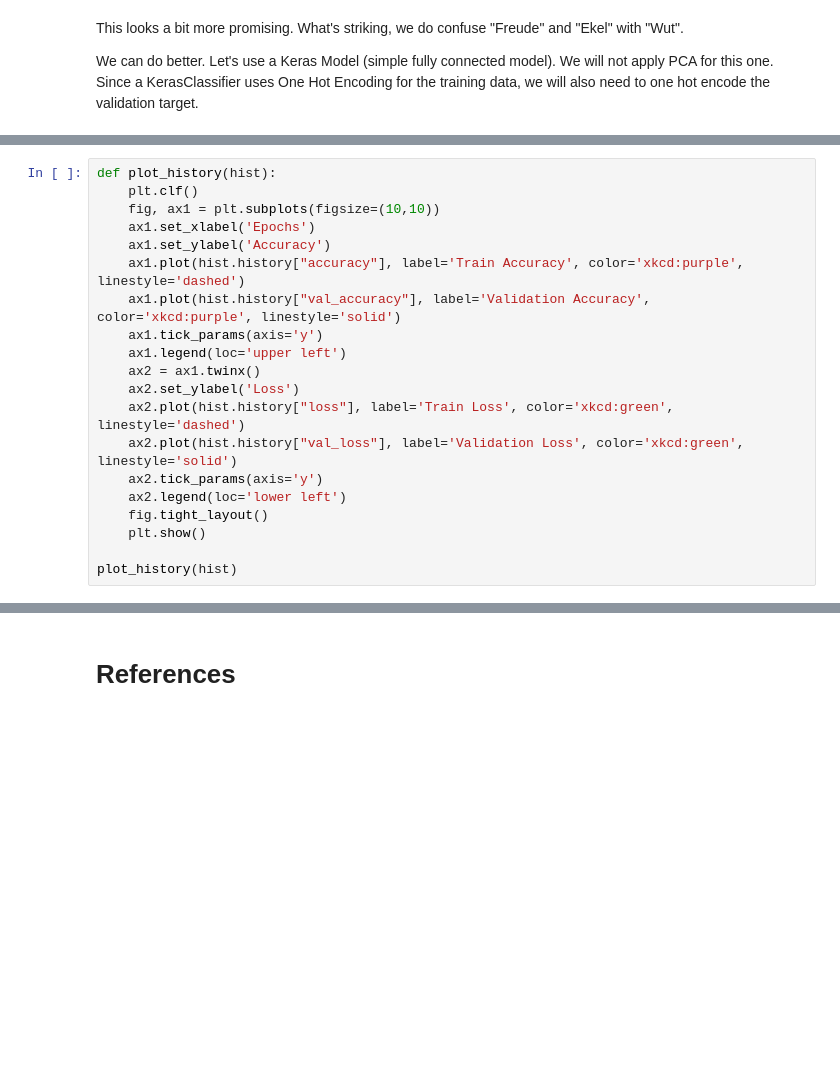
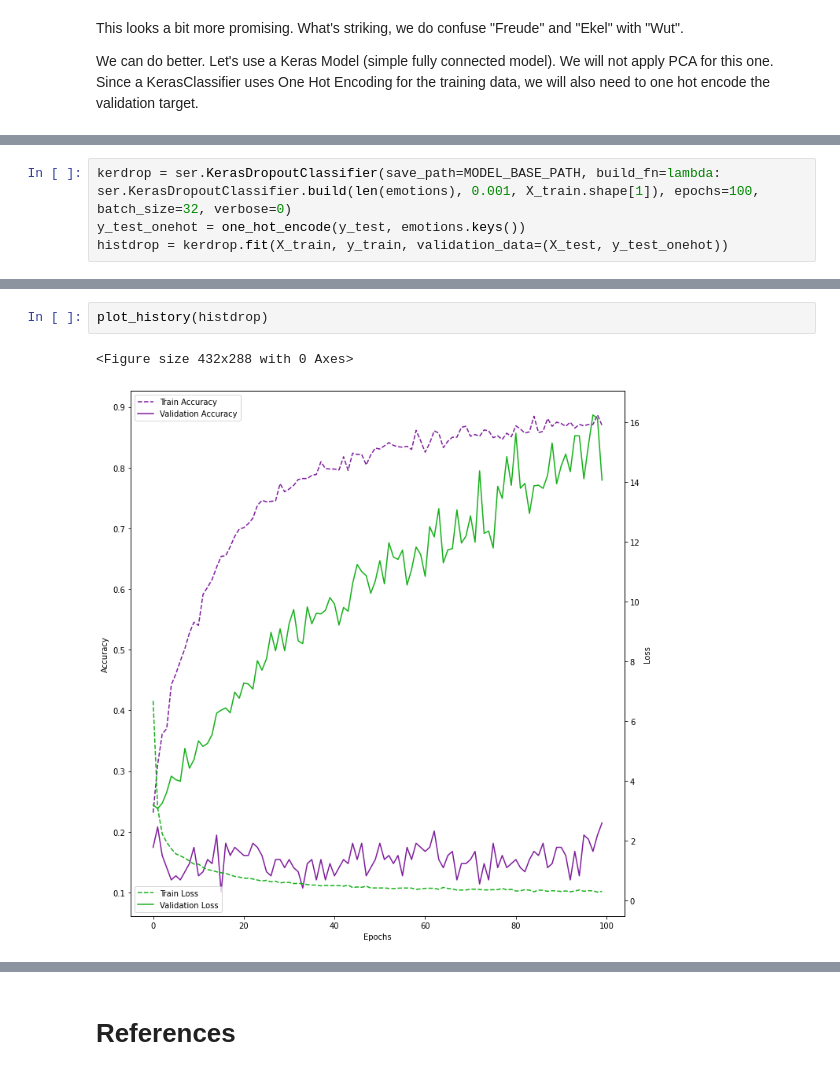
Before and after one commit to nsiicm0/SER, a Jupyter notebook: report/Report_SER.ipynb, the cells around one changed output, grey strips where cells are left out. Drawn from its saved outputs; the diff is of its cells as text; blank space fills up the shorter version.

```diff
--- a/report/Report_SER.ipynb
+++ b/report/Report_SER.ipynb
@@ -590,20 +640,0 @@ hist = ker.fit(X_train, y_train, validation_data=(X_test, y_test_onehot))
-# %%
-def plot_history(hist):
-    plt.clf()
-    fig, ax1 = plt.subplots(figsize=(10,10))
-    ax1.set_xlabel('Epochs')
-    ax1.set_ylabel('Accuracy')
-    ax1.plot(hist.history["accuracy"], label='Train Accuracy', color='xkcd:purple', linestyle='dashed')
-    ax1.plot(hist.history["val_accuracy"], label='Validation Accuracy', color='xkcd:purple', linestyle='solid')
-    ax1.tick_params(axis='y')
-    ax1.legend(loc='upper left')
-    ax2 = ax1.twinx()
-    ax2.set_ylabel('Loss')
-    ax2.plot(hist.history["loss"], label='Train Loss', color='xkcd:green', linestyle='dashed')
-    ax2.plot(hist.history["val_loss"], label='Validation Loss', color='xkcd:green', linestyle='solid')
-    ax2.tick_params(axis='y')
-    ax2.legend(loc='lower left')
-    fig.tight_layout()
-    plt.show()
-
-plot_history(hist)
@@ -639,0 +699,4 @@ weighted avg       0.54      0.51      0.51       149
+# %%
+kerdrop = ser.KerasDropoutClassifier(save_path=MODEL_BASE_PATH, build_fn=lambda: ser.KerasDropoutClassifier.build(len(emotions), 0.001, X_train.shape[1]), epochs=100, batch_size=32, verbose=0)
+y_test_onehot = one_hot_encode(y_test, emotions.keys())
+histdrop = kerdrop.fit(X_train, y_train, validation_data=(X_test, y_test_onehot))
@@ -639,0 +721,5 @@ weighted avg       0.54      0.51      0.51       149
+# %%
+plot_history(histdrop)
+# %% [output]
+<Figure size 432x288 with 0 Axes>
+[figure, added]
```
Also changed, not shown: parts of 42 cells of this notebook, 6 other files.
